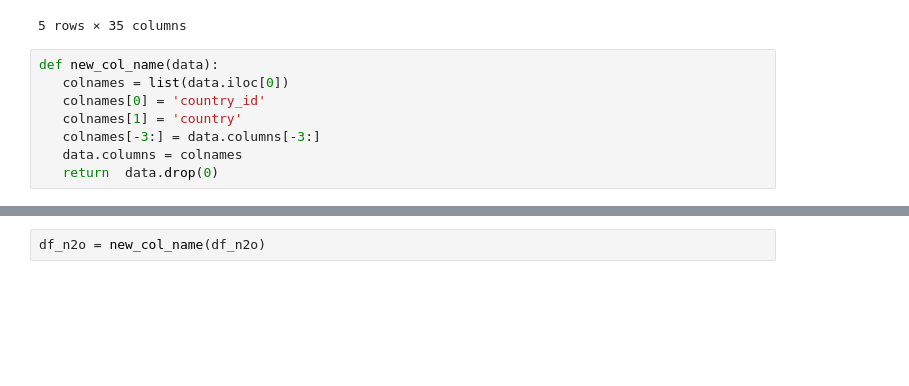
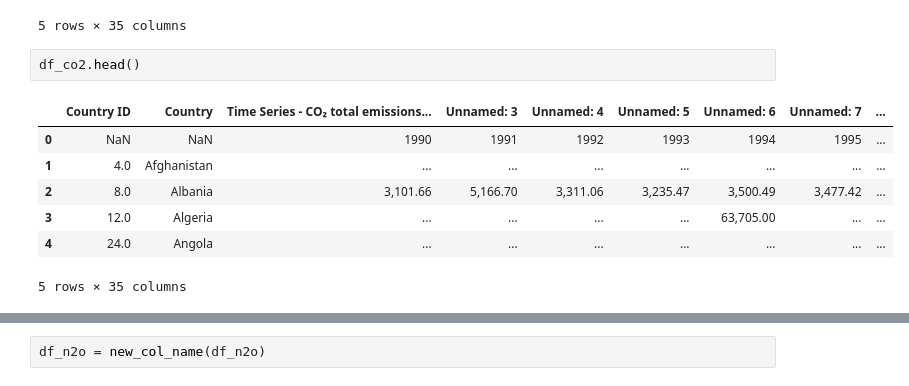
Before and after one commit to kozyreviva/Climat, a Jupyter notebook: Air_Indicators/climat.ipynb, the cells around one changed output, grey strips where cells are left out. Drawn from its saved outputs; the diff is of its cells as text; blank space fills up the shorter version.

```diff
--- a/Air_Indicators/climat.ipynb
+++ b/Air_Indicators/climat.ipynb
@@ -42,11 +89,13 @@ df_n2o.head()
 | 3 | 12.0 | Algeria | ... | ... | ... | ... | 9,300.00 | ... | ... |
 | 4 | 24.0 | Angola | ... | ... | ... | ... | ... | ... | ... |
 5 rows × 35 columns
-# %%
-def new_col_name(data):
-   colnames = list(data.iloc[0])
-   colnames[0] = 'country_id'
-   colnames[1] = 'country'
-   colnames[-3:] = data.columns[-3:]
-   data.columns = colnames
-   return  data.drop(0)
+# %%
+df_co2.head()
+# %% [output]
+|  | Country ID | Country | Time Series - CO₂ total emissions... | Unnamed: 3 | Unnamed: 4 | Unnamed: 5 | Unnamed: 6 | Unnamed: 7 | ... |
+| 0 | NaN | NaN | 1990 | 1991 | 1992 | 1993 | 1994 | 1995 | ... |
+| 1 | 4.0 | Afghanistan | ... | ... | ... | ... | ... | ... | ... |
+| 2 | 8.0 | Albania | 3,101.66 | 5,166.70 | 3,311.06 | 3,235.47 | 3,500.49 | 3,477.42 | ... |
+| 3 | 12.0 | Algeria | ... | ... | ... | ... | 63,705.00 | ... | ... |
+| 4 | 24.0 | Angola | ... | ... | ... | ... | ... | ... | ... |
+5 rows × 35 columns
```
Also changed, not shown: parts of 26 cells of this notebook.
